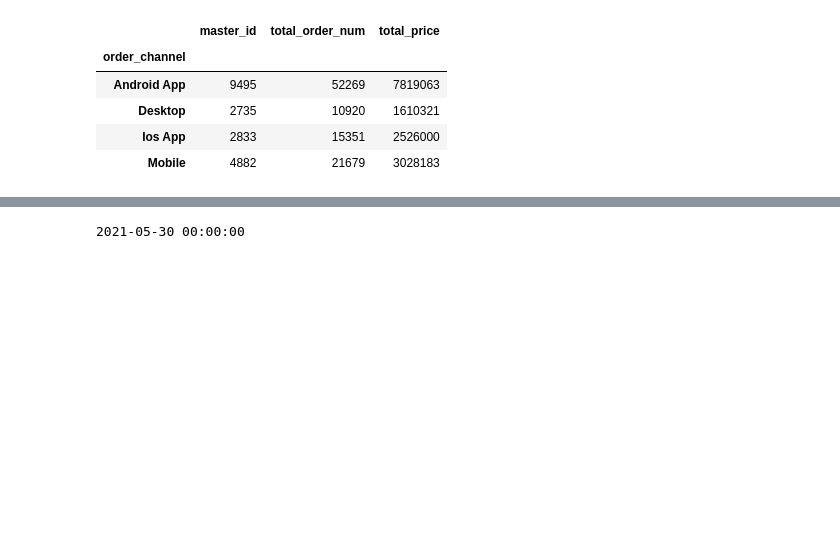
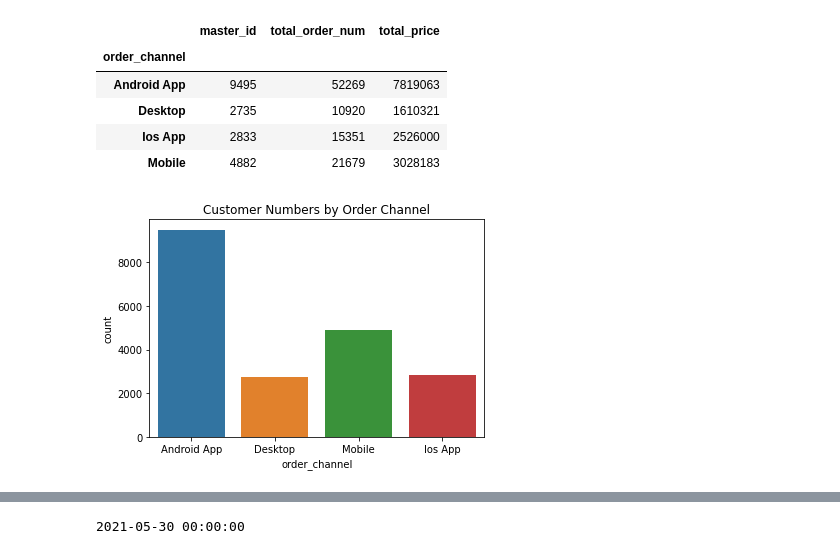
Before and after one commit to Alhndmrl/FLO---Customer-Segmentation-with-RFM-Analysis, a Jupyter notebook: flo-customer-segmentation-with-rfm-analysis.ipynb, the cells around one changed output, grey strips where cells are left out. Drawn from its saved outputs; the diff is of its cells as text; code cells hidden in the pictures; blank space fills up the shorter version.

Commit message:
Kaggle Notebook | FLO- Customer Segmentation with RFM Analysis | Version 2

```diff
--- a/flo-customer-segmentation-with-rfm-analysis.ipynb
+++ b/flo-customer-segmentation-with-rfm-analysis.ipynb
@@ -189,6 +194,13 @@ df.groupby("order_channel").agg({"master_id" : "nunique", "total_order_num": "su
 | Desktop | 2735 | 10920 | 1610321 |
 | Ios App | 2833 | 15351 | 2526000 |
 | Mobile | 4882 | 21679 | 3028183 |
+# %%
+#Graphic of order channel distrubition is drawn.
+sns.countplot(data=df, x= "order_channel")
+plt.title("Customer Numbers by Order Channel")
+plt.show()
+# %% [output]
+[figure, added]
 # %%
 #The top 5 customers with the highest earnings were listed.
 df.sort_values(by = "total_price",ascending=False).head()
```
Also changed, not shown: parts of 4 cells of this notebook.
